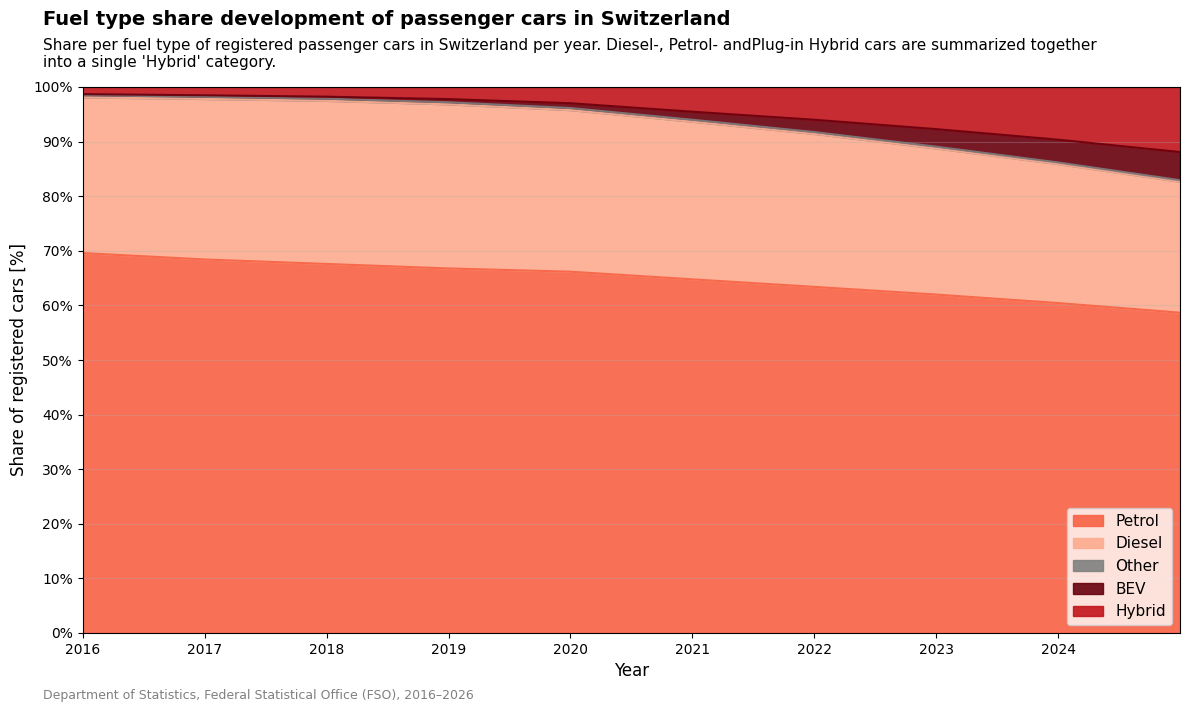
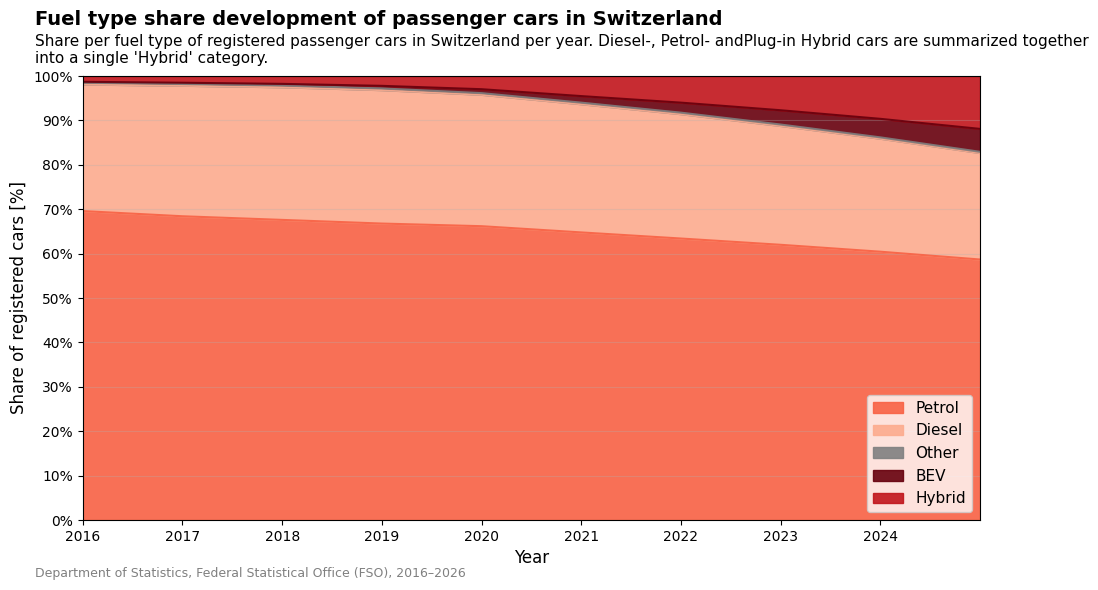
Unified diff of the notebook cell whose output changed from the first chart to the second:
--- before
+++ after
@@ -4,5 +4,5 @@
 
 
-fig, ax = plt.subplots(figsize=[12, 7])
+fig, ax = plt.subplots(figsize=figure_size)
 pivot_pct.plot.area( ax=ax,alpha=0.9,color=[colors_new[c] for c in plot_order],)
 

Commit: commmit files and images needed for the delivery